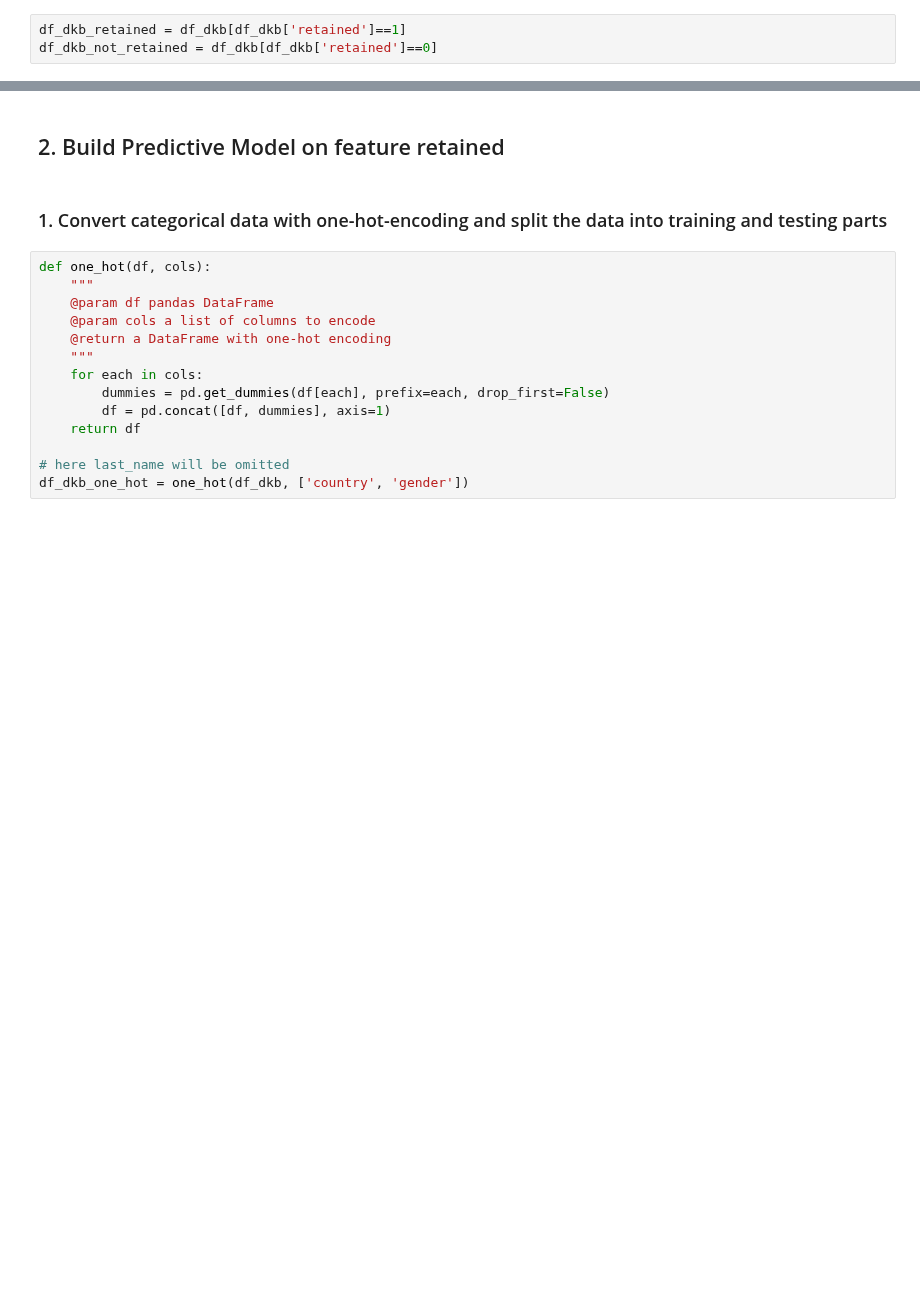
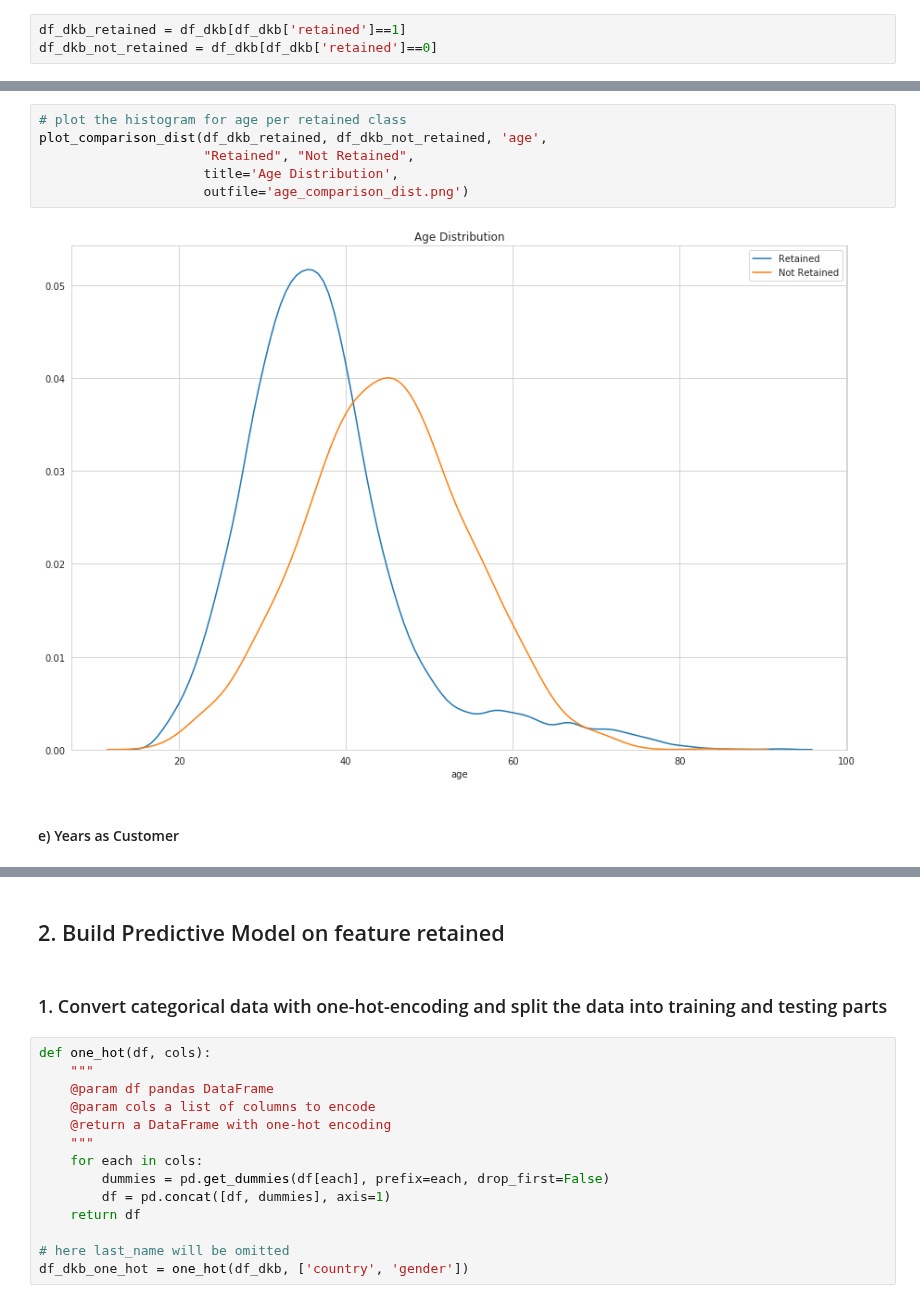
Before and after one commit to jiacheng-yao/ml_challenges, a Jupyter notebook: dkb/DKB DS Challenge - Jiacheng Yao.ipynb, the cells around one changed output, grey strips where cells are left out. Drawn from its saved outputs; the diff is of its cells as text; blank space fills up the shorter version.

```diff
--- a/dkb/DKB DS Challenge - Jiacheng Yao.ipynb
+++ b/dkb/DKB DS Challenge - Jiacheng Yao.ipynb
@@ -398,0 +248,10 @@ axis.set_xticklabels(df_dkb_grouped_by_retained['retained'].unique(), rotation=0
+# %%
+# plot the histogram for age per retained class
+plot_comparison_dist(df_dkb_retained, df_dkb_not_retained, 'age',
+                     "Retained", "Not Retained",
+                     title='Age Distribution',
+                     outfile='age_comparison_dist.png')
+# %% [output]
+[figure, added]
+# %% [markdown]
+#### e) Years as Customer
```
Also changed, not shown: parts of 53 cells of this notebook.
